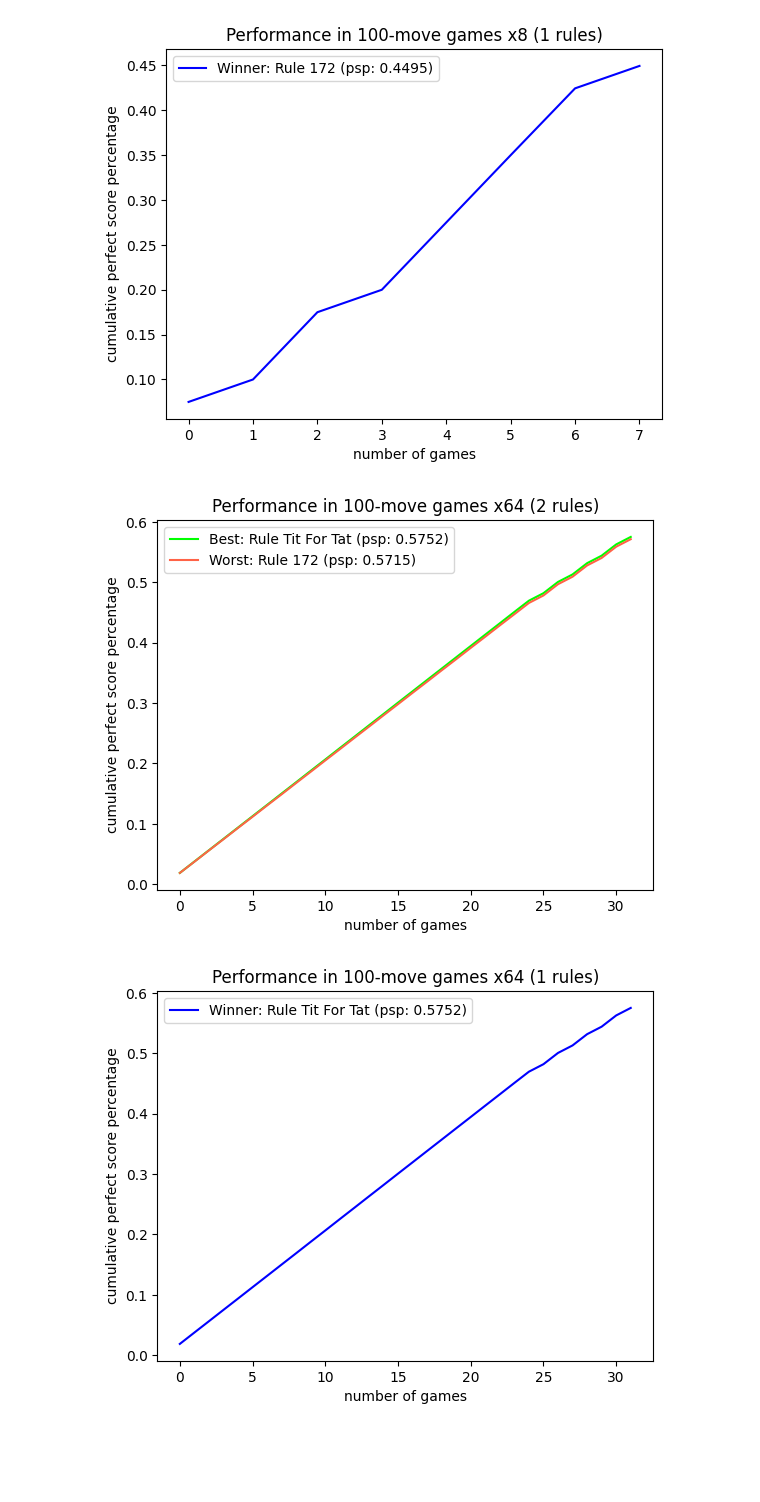
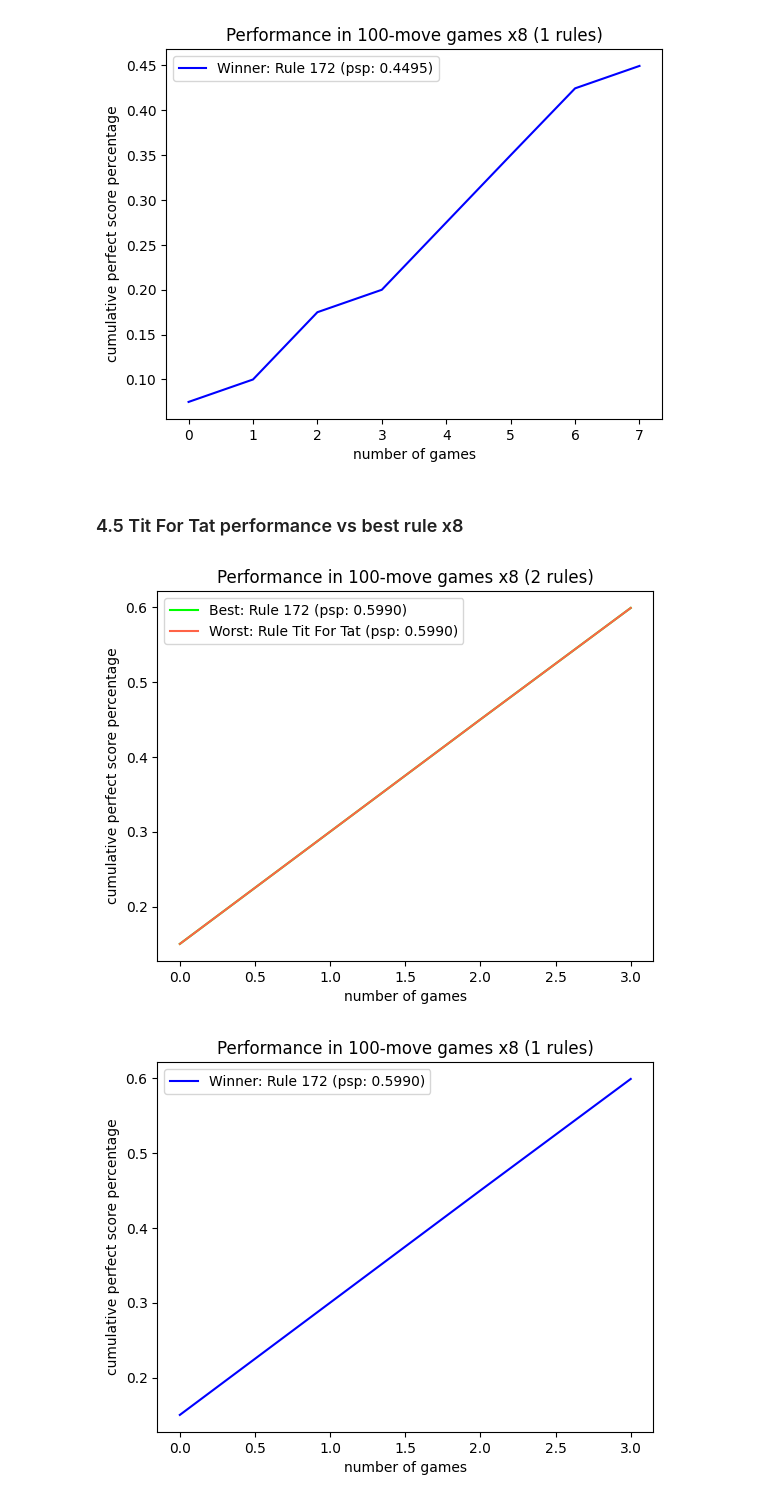
Before and after one commit to dafmontenegro/prisoners-dilemma-ca, a Jupyter notebook: prisoners_dilemma_cellular_automata.ipynb, the cells around one changed output. Drawn from its saved outputs; the diff is of its cells as text; code cells hidden in the pictures; blank space fills up the shorter version.

Commit message:
Text cells added

```diff
--- a/prisoners_dilemma_cellular_automata.ipynb
+++ b/prisoners_dilemma_cellular_automata.ipynb
@@ -70,8 +187,7 @@ class TitForTat(Rule):
         if self == rule:
             rule = TitForTat()
         for binary_state in self.cooperation:
-            my_score, op_score = self.vs(
-                rule, binary_state, binary_state, moves)
+            my_score, op_score = self.vs(rule, binary_state, binary_state, moves)
             self.scores.append(my_score / (moves * 5))
             rule.scores.append(op_score / (moves * 5))
 
@@ -81,10 +197,12 @@ class TitForTat(Rule):
     def gamex32(self, rule: "Rule", moves: int) -> None:
         if self == rule:
             rule = TitForTat()
+        op_binary_states = self.binary_states
+        if isinstance(rule, TitForTat):
+            op_binary_states = self.cooperation
         for my_binary_state in self.cooperation:
-            for op_binary_state in self.binary_states:
-                my_score, op_score = self.vs(
-                    rule, my_binary_state, op_binary_state, moves)
+            for op_binary_state in op_binary_states:
+                my_score, op_score = self.vs(rule, my_binary_state, op_binary_state, moves)
                 self.scores.append(my_score / (moves * 5))
                 rule.scores.append(op_score / (moves * 5))
 
@@ -117,20 +237,16 @@ class PrisonersDilemma:
         self.classify()
 
     def classify(self) -> None:
-        perfect_scores_percentage = [
-            (rule.number, rule.perfect_score_percentage()) for rule in self.rules.values()]
-        self.positions_table = sorted(
-            perfect_scores_percentage, key=lambda rule_tuple: rule_tuple[1], reverse=True)
+        perfect_scores_percentage = [(rule.number, rule.perfect_score_percentage()) for rule in self.rules.values()]
+        self.positions_table = sorted(perfect_scores_percentage, key=lambda rule_tuple: rule_tuple[1], reverse=True)
 
     def tit_for_tat(self, rule_number: int) -> None:
         self.rules = {rule_number: Rule(
             rule_number), "Tit For Tat": TitForTat()}
         if self.binary_states == "x64":
-            self.rules["Tit For Tat"].gamex64(
-                self.rules[rule_number], self.moves)
+            self.rules["Tit For Tat"].gamex64(self.rules[rule_number], self.moves)
         elif self.binary_states == "x8":
-            self.rules["Tit For Tat"].gamex8(
-                self.rules[rule_number], self.moves)
+            self.rules["Tit For Tat"].gamex8(self.rules[rule_number], self.moves)
         self.classify()
         self.show([self.best(), self.worst()])
         del self.rules[self.worst()]
@@ -168,10 +284,8 @@ class PrisonersDilemma:
             len_rules = len(self.rules)
             psp = self.rules[rule_number].perfect_score_percentage()
             csp = self.rules[rule_number].cumulative_score_percentage()
-            plt.plot(
-                csp, label=f"{text[i]}Rule {rule_number} (psp: {psp:.4f})", color=colors[i])
-            plt.title(
-                f"Performance in {self.moves}-move games {self.binary_states} ({len_rules} rules)")
+            plt.plot(csp, label=f"{text[i]}Rule {rule_number} (psp: {psp:.4f})", color=colors[i])
+            plt.title(f"Performance in {self.moves}-move games {self.binary_states} ({len_rules} rules)")
             plt.xlabel("number of games")
             plt.ylabel("cumulative perfect score percentage")
             plt.legend()
@@ -209,8 +335,10 @@ performancex8 = prisoners_dilemmax8.performance()
 [figure]
 [figure]
 [figure]
+# %% [markdown]
+### 4.5 Tit For Tat performance vs best rule x8
 # %%
-prisoners_dilemmax64.tit_for_tat(performancex8[1]["best"])
+prisoners_dilemmax8.tit_for_tat(performancex8[1]["best"])
 # %% [output]
-[figure, old version]
+[figure, new version]
-[figure, old version]
+[figure, new version]
```
Also changed, not shown: parts of 22 cells of this notebook.
